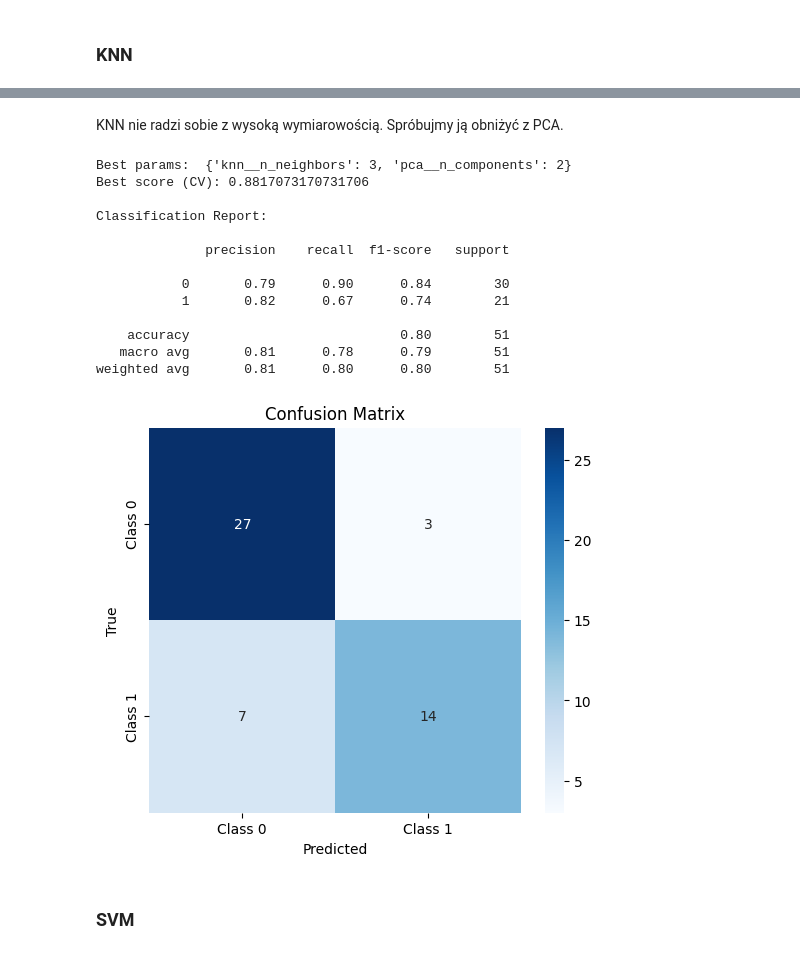
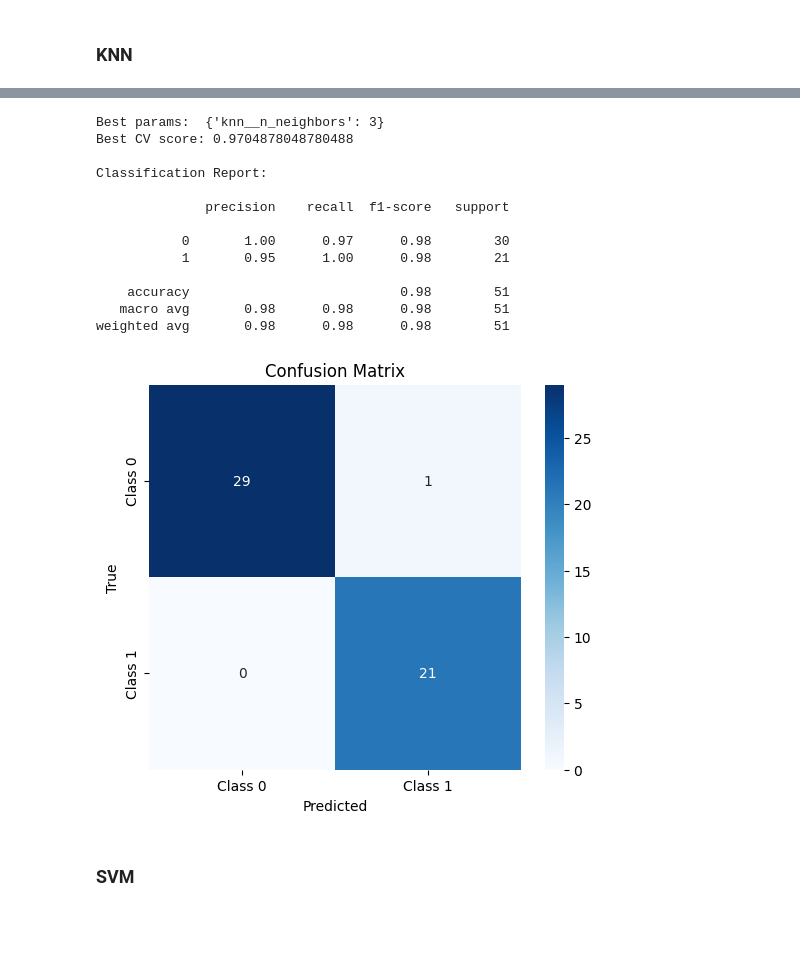
Before and after one commit to MichaelL200/Projekt-EKG, a Jupyter notebook: CNN.ipynb, the cells around one changed output, grey strips where cells are left out. Cells and saved outputs as stored; diff of their text form; code cells hidden in the pictures; blank space fills up the shorter version.

```diff
--- a/CNN.ipynb
+++ b/CNN.ipynb
@@ -236,16 +265,32 @@ class CNN_FeatureExtractor(nn.Module):
         super().__init__()
         self.features = nn.Sequential(
             trained_model.conv1,
-            trained_model.relu1,
+            trained_model.bn1,
+            nn.ReLU(),
             trained_model.pool1,
+
             trained_model.conv2,
-            trained_model.relu2,
+            trained_model.bn2,
+            nn.ReLU(),
             trained_model.pool2,
+            trained_model.drop2,
+
             trained_model.conv3,
-            trained_model.relu3,
+            trained_model.bn3,
+            nn.ReLU(),
             trained_model.pool3,
-            trained_model.flatten
+            trained_model.drop3,
+
+            trained_model.conv4,
+            trained_model.bn4,
+            nn.ReLU(),
+            trained_model.pool4,
+            trained_model.drop4,
+
+            trained_model.global_pool,
+            nn.Flatten()
         )
+
     def forward(self, x):
         return self.features(x)
 
@@ -297,10 +342,3 @@ quality_features_val = get_quality_features(val_df)
 X_val_features = scaler.transform(np.hstack([features_val, quality_features_val]))
 # %% [markdown]
 ### KNN
-# %%
-from sklearn.neighbors import KNeighborsClassifier
-
-knn = KNeighborsClassifier(n_neighbors=5, weights='distance')
-knn.fit(X_train_features, y_train)
-
-evaluate_classifier(knn, X_val_features, y_val)
@@ -319,42 +345,38 @@ weighted avg       0.80      0.63      0.60        51
-# %% [markdown]
-KNN nie radzi sobie z wysoką wymiarowością. Spróbujmy ją obniżyć z PCA.
 # %%
 from sklearn.model_selection import GridSearchCV
-from sklearn.decomposition import PCA
+from sklearn.neighbors import KNeighborsClassifier
 from sklearn.pipeline import Pipeline
 
 pipeline = Pipeline([
-    ('pca', PCA()),
     ('knn', KNeighborsClassifier(weights='distance'))
 ])
 
 param_grid = {
-    'pca__n_components': [2, 3, 4, 6, 7, 8, 9, 10],
     'knn__n_neighbors': [1, 3, 5, 7, 9]
 }
 
 grid = GridSearchCV(pipeline, param_grid, cv=5, scoring='accuracy', n_jobs=-1)
 grid.fit(X_train_features, y_train)
 
 print("Best params: ", grid.best_params_)
-print("Best score (CV):", grid.best_score_)
+print("Best CV score:", grid.best_score_)
 
 evaluate_classifier(grid.best_estimator_, X_val_features, y_val)
 # %% [output]
-Best params:  {'knn__n_neighbors': 3, 'pca__n_components': 2}
-Best score (CV): 0.8817073170731706
+Best params:  {'knn__n_neighbors': 3}
+Best CV score: 0.9704878048780488
 
 Classification Report:
 
               precision    recall  f1-score   support
 
-           0       0.79      0.90      0.84        30
-           1       0.82      0.67      0.74        21
+           0       1.00      0.97      0.98        30
+           1       0.95      1.00      0.98        21
 
-    accuracy                           0.80        51
-   macro avg       0.81      0.78      0.79        51
-weighted avg       0.81      0.80      0.80        51
+    accuracy                           0.98        51
+   macro avg       0.98      0.98      0.98        51
+weighted avg       0.98      0.98      0.98        51
-[figure, old version]
+[figure, new version]
 # %% [markdown]
 ### SVM
 # %%
```
Also changed, not shown: parts of 6 cells of this notebook.
